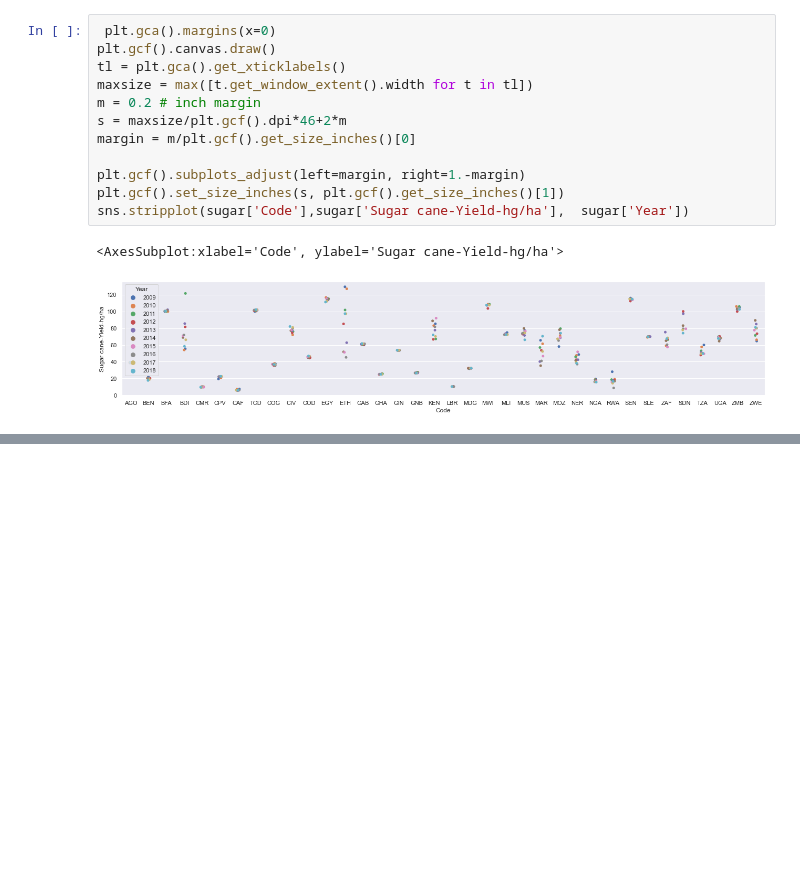
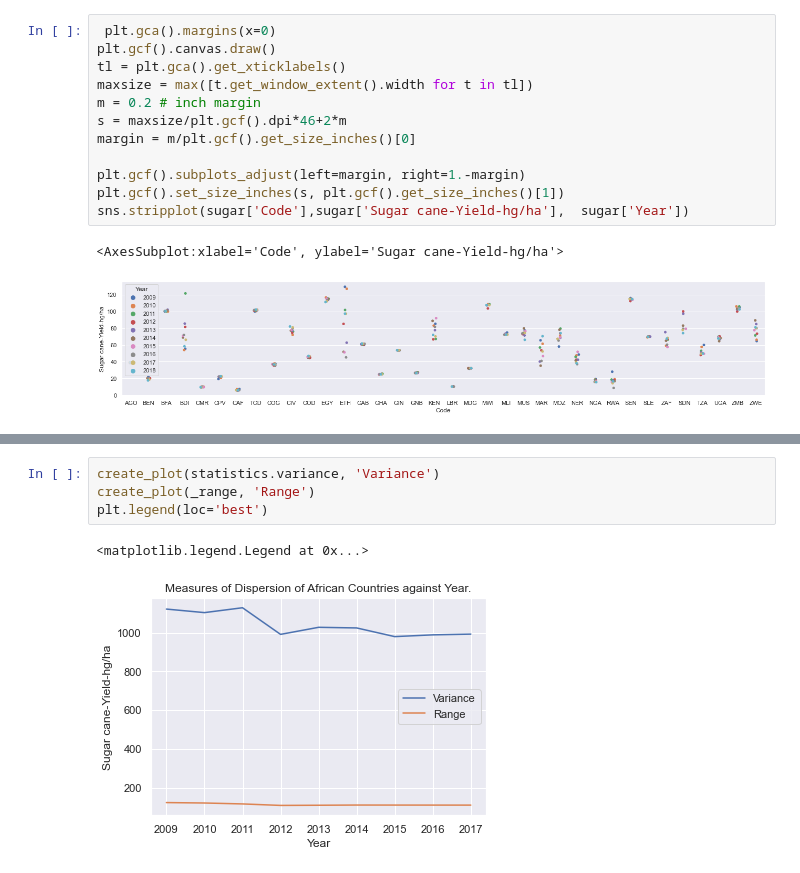
Before and after one commit to danzyblaze/CEN414, a Jupyter notebook: DATA_VISUALIZATION.ipynb, the cells around one changed output, grey strips where cells are left out. Saved outputs shown, nothing was run; the diff lists cells and outputs as text; blank space fills up the shorter version.

```diff
--- a/DATA_VISUALIZATION.ipynb
+++ b/DATA_VISUALIZATION.ipynb
@@ -161,0 +180,7 @@ plt.legend(loc='best')
+# %%
+create_plot(statistics.variance, 'Variance')
+create_plot(_range, 'Range')
+plt.legend(loc='best')
+# %% [output]
+<matplotlib.legend.Legend at 0x...>
+[figure, added]
```
Also changed, not shown: parts of 3 cells of this notebook.
